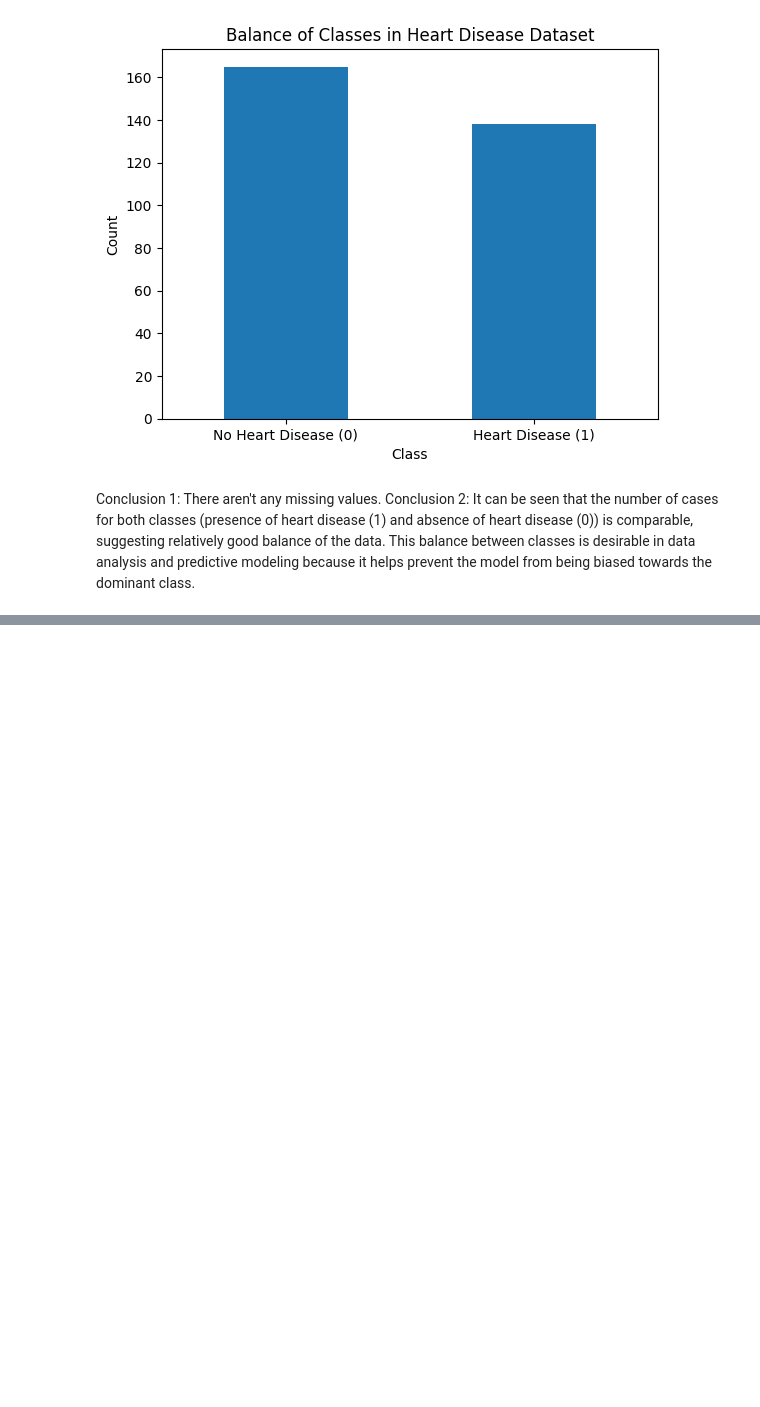
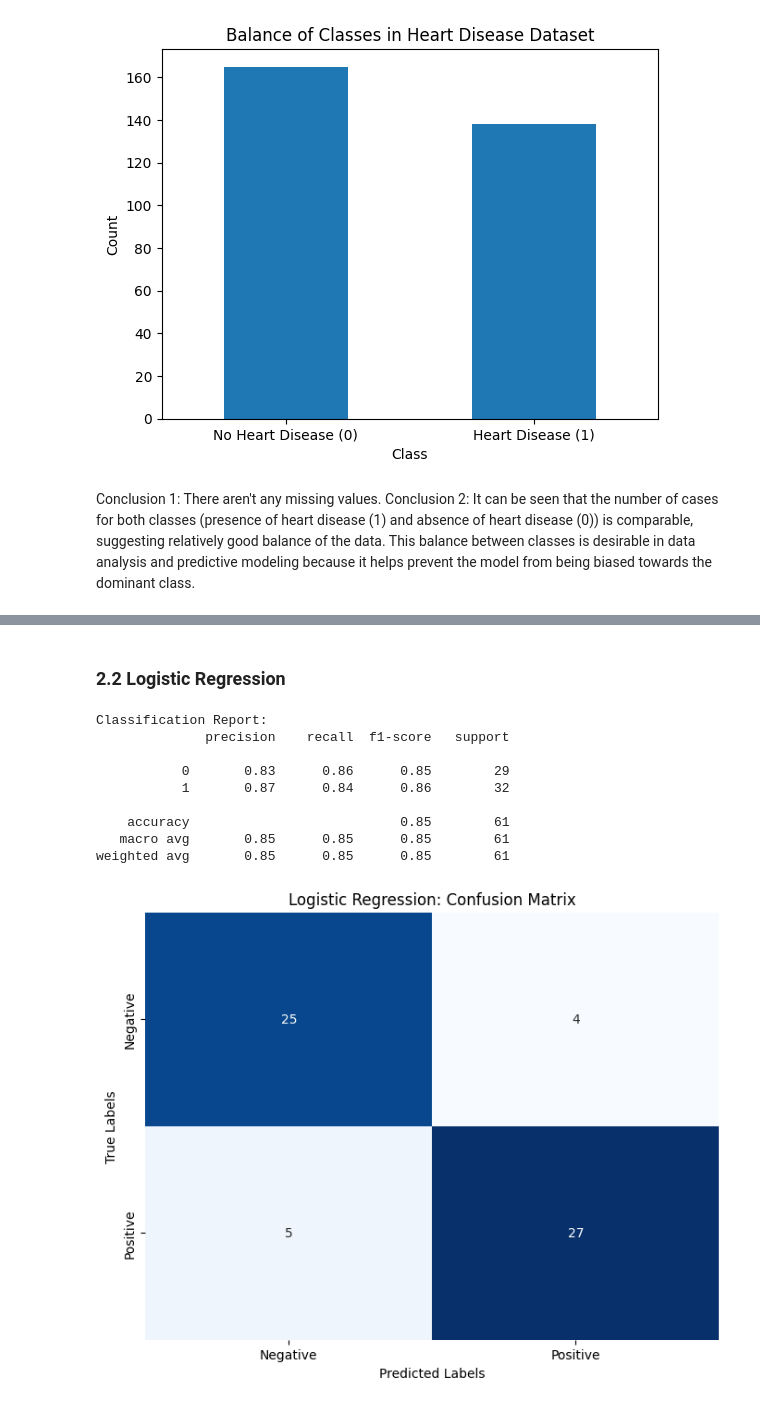
Before and after one commit to walachowska/Heart_Attack_Predictions, a Jupyter notebook: Heart_attack_prediction.ipynb, the cells around one changed output, grey strips where cells are left out. Cells and saved outputs as stored; diff of their text form; code cells hidden in the pictures; blank space fills up the shorter version.

```diff
--- a/Heart_attack_prediction.ipynb
+++ b/Heart_attack_prediction.ipynb
@@ -71,0 +270,30 @@ oldpeak - ST depression induced by exercise relative to rest
+# %% [markdown]
+### 2.2 Logistic Regression
+# %%
+model = LogisticRegression(max_iter=1000)
+model.fit(X_train, y_train)
+y_pred = model.predict(X_test)
+
+# Ocena modelu
+print("Classification Report:")
+print(classification_report(y_test, y_pred))
+
+cm = confusion_matrix(y_test, y_pred)
+# Rysowanie confusion matrix
+plt.figure(figsize=(8, 6))  # Możesz dostosować rozmiar dla lepszej czytelności
+sns.heatmap(cm, annot=True, fmt="d", cmap="Blues", cbar=False, xticklabels=["Negative", "Positive"], yticklabels=["Negative", "Positive"])
+plt.title('Logistic Regression: Confusion Matrix')
+plt.xlabel('Predicted Labels')
+plt.ylabel('True Labels')
+plt.show()
+# %% [output]
+Classification Report:
+              precision    recall  f1-score   support
+
+           0       0.83      0.86      0.85        29
+           1       0.87      0.84      0.86        32
+
+    accuracy                           0.85        61
+   macro avg       0.85      0.85      0.85        61
+weighted avg       0.85      0.85      0.85        61
+[figure, added]
```
Also changed, not shown: parts of 18 cells of this notebook, 1 other file.
